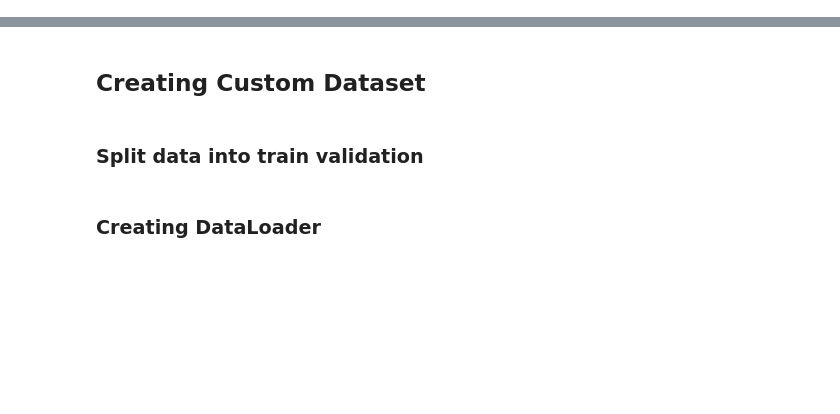
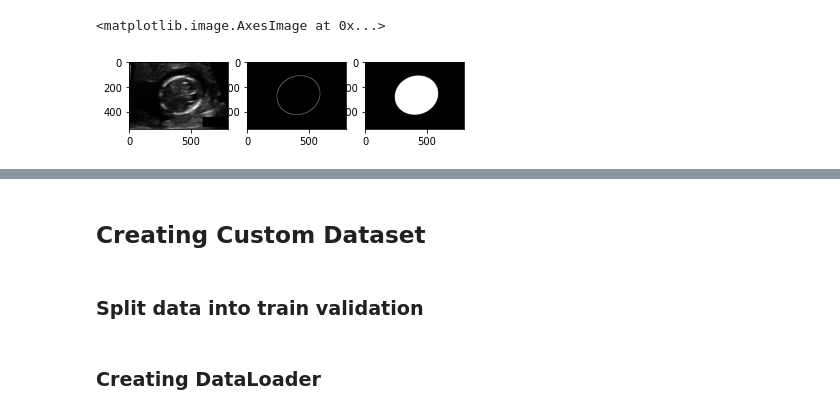
Before and after one commit to duybluemind1988/PyTorch-Computer-Vision-Cookbook, a Jupyter notebook: Chapter06/Chapter6.ipynb, the cells around one changed output, grey strips where cells are left out. Cells and saved outputs as stored; diff of their text form; code cells hidden in the pictures; blank space fills up the shorter version.

```diff
--- a/Chapter06/Chapter6.ipynb
+++ b/Chapter06/Chapter6.ipynb
@@ -78,0 +81,19 @@ for fn in rndImgs:
+# %%
+
+path2img = os.path.join(path2train, fn)
+path2annt= path2img.replace(".png", "_Annotation.png")
+img = Image.open(path2img)
+annt_edges = Image.open(path2annt)
+mask = ndi.binary_fill_holes(annt_edges)
+plt.figure()
+plt.subplot(1, 3, 1)
+plt.imshow(img, cmap="gray")
+
+plt.subplot(1, 3, 2)
+plt.imshow(annt_edges, cmap="gray")
+
+plt.subplot(1, 3, 3)
+plt.imshow(mask, cmap="gray")
+# %% [output]
+<matplotlib.image.AxesImage at 0x...>
+[figure, added]
```
Also changed, not shown: parts of 7 cells of this notebook.
